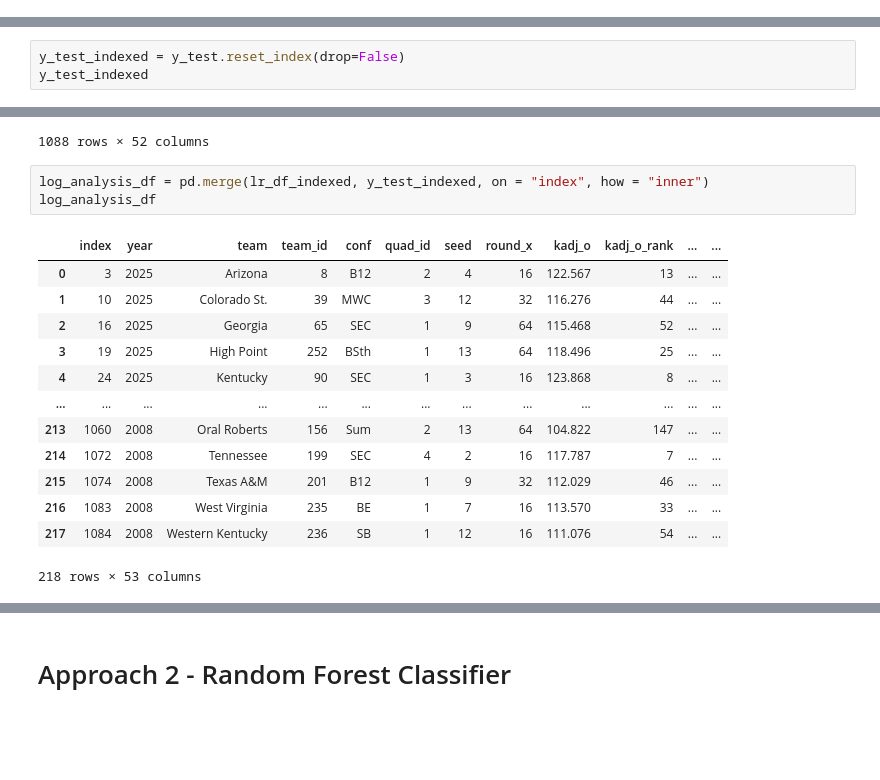
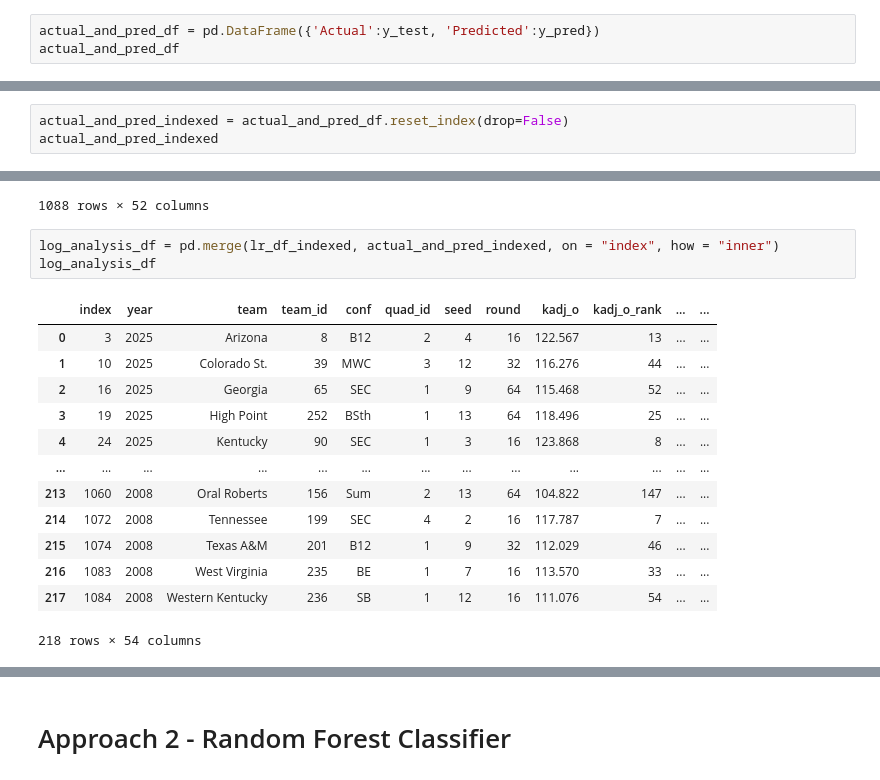
Before and after one commit to baywigg/DS3001Group, a Jupyter notebook: results.ipynb, the cells around one changed output, grey strips where cells are left out. Drawn from its saved outputs; the diff is of its cells as text; blank space fills up the shorter version.

```diff
--- a/results.ipynb
+++ b/results.ipynb
@@ -231,0 +199,3 @@ dtype: int64
+# %%
+actual_and_pred_df = pd.DataFrame({'Actual':y_test, 'Predicted':y_pred})
+actual_and_pred_df
@@ -232,4 +216,4 @@ dtype: int64
 # %%
-y_test_indexed = y_test.reset_index(drop=False)
-y_test_indexed
+actual_and_pred_indexed = actual_and_pred_df.reset_index(drop=False)
+actual_and_pred_indexed
 # %% [output]
@@ -264,10 +248,10 @@ lr_df_indexed
 | 1087 | 1087 | 2008 | Xavier | 244 | A10 | 1 | 3 | 8 | 116.4130 | 12 | ... | ... |
 1088 rows × 52 columns
 # %%
-log_analysis_df = pd.merge(lr_df_indexed, y_test_indexed, on = "index", how = "inner")
+log_analysis_df = pd.merge(lr_df_indexed, actual_and_pred_indexed, on = "index", how = "inner")
 log_analysis_df
 # %% [output]
-|  | index | year | team | team_id | conf | quad_id | seed | round_x | kadj_o | kadj_o_rank | ... | ... |
+|  | index | year | team | team_id | conf | quad_id | seed | round | kadj_o | kadj_o_rank | ... | ... |
 | 0 | 3 | 2025 | Arizona | 8 | B12 | 2 | 4 | 16 | 122.567 | 13 | ... | ... |
 | 1 | 10 | 2025 | Colorado St. | 39 | MWC | 3 | 12 | 32 | 116.276 | 44 | ... | ... |
 | 2 | 16 | 2025 | Georgia | 65 | SEC | 1 | 9 | 64 | 115.468 | 52 | ... | ... |
@@ -279,4 +263,4 @@ log_analysis_df
 | 215 | 1074 | 2008 | Texas A&M | 201 | B12 | 1 | 9 | 32 | 112.029 | 46 | ... | ... |
 | 216 | 1083 | 2008 | West Virginia | 235 | BE | 1 | 7 | 16 | 113.570 | 33 | ... | ... |
 | 217 | 1084 | 2008 | Western Kentucky | 236 | SB | 1 | 12 | 16 | 111.076 | 54 | ... | ... |
-218 rows × 53 columns
+218 rows × 54 columns
```
Also changed, not shown: parts of 7 cells of this notebook.
